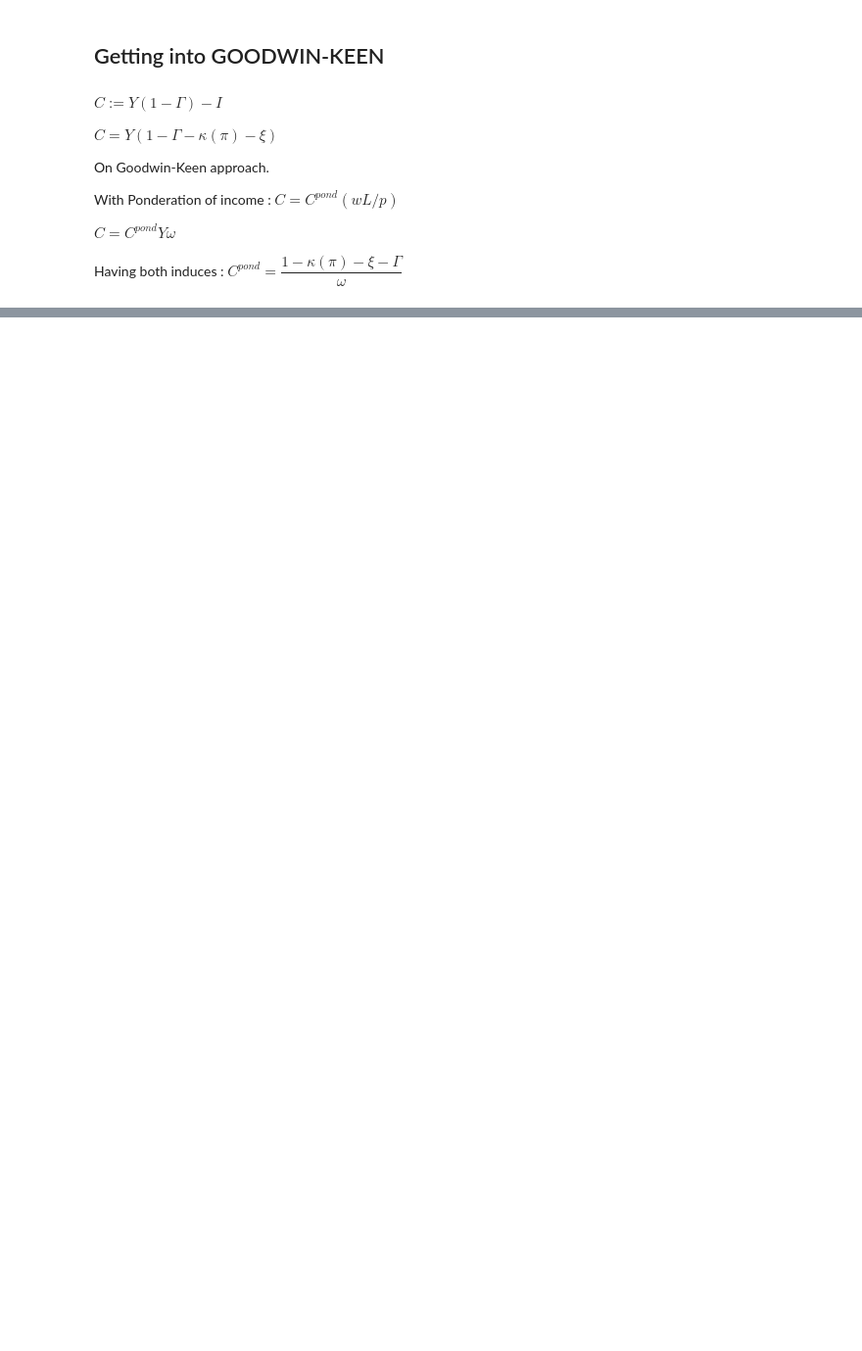
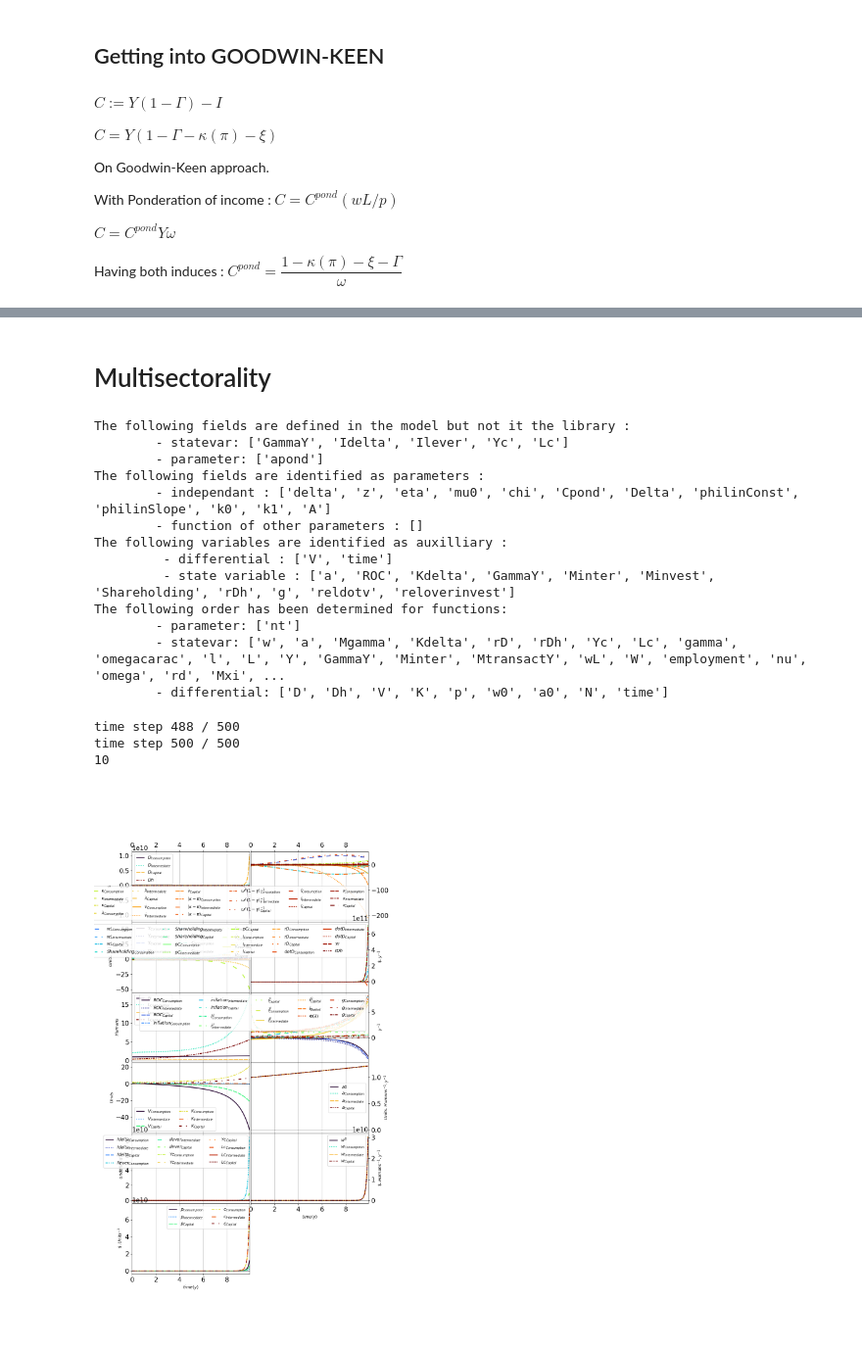
Before and after one commit to DaluS/CHIMES, a Jupyter notebook: doc/Misc/ECHIMESIU.ipynb, the cells around one changed output, grey strips where cells are left out. Shown at 98% size. Cells and saved outputs as stored; diff of their text form; code cells hidden in the pictures; blank space fills up the shorter version.

```diff
--- a/doc/Misc/ECHIMESIU.ipynb
+++ b/doc/Misc/ECHIMESIU.ipynb
@@ -227,0 +303,24 @@ pgm.plots.XYZ(hub,'omega','employment','rd',color='time')
+# %% [markdown]
+# Multisectorality
+# %%
+hub=pgm.Hub('CHIMES0',preset='SimpleTri')
+hub.run()
+hub.plot(tend=10)
+# %% [output]
+The following fields are defined in the model but not it the library :
+        - statevar: ['GammaY', 'Idelta', 'Ilever', 'Yc', 'Lc']
+        - parameter: ['apond']
+The following fields are identified as parameters :
+        - independant : ['delta', 'z', 'eta', 'mu0', 'chi', 'Cpond', 'Delta', 'philinConst', 'philinSlope', 'k0', 'k1', 'A']
+        - function of other parameters : []
+The following variables are identified as auxilliary :
+         - differential : ['V', 'time']
+         - state variable : ['a', 'ROC', 'Kdelta', 'GammaY', 'Minter', 'Minvest', 'Shareholding', 'rDh', 'g', 'reldotv', 'reloverinvest']
+The following order has been determined for functions:
+        - parameter: ['nt']
+        - statevar: ['w', 'a', 'Mgamma', 'Kdelta', 'rD', 'rDh', 'Yc', 'Lc', 'gamma', 'omegacarac', 'l', 'L', 'Y', 'GammaY', 'Minter', 'MtransactY', 'wL', 'W', 'employment', 'nu', 'omega', 'rd', 'Mxi', ...
+        - differential: ['D', 'Dh', 'V', 'K', 'p', 'w0', 'a0', 'N', 'time']
+time step 488 / 500
+time step 500 / 500
+10
+[figure, added]
```
Also changed, not shown: parts of 12 cells of this notebook, 18 other files.
